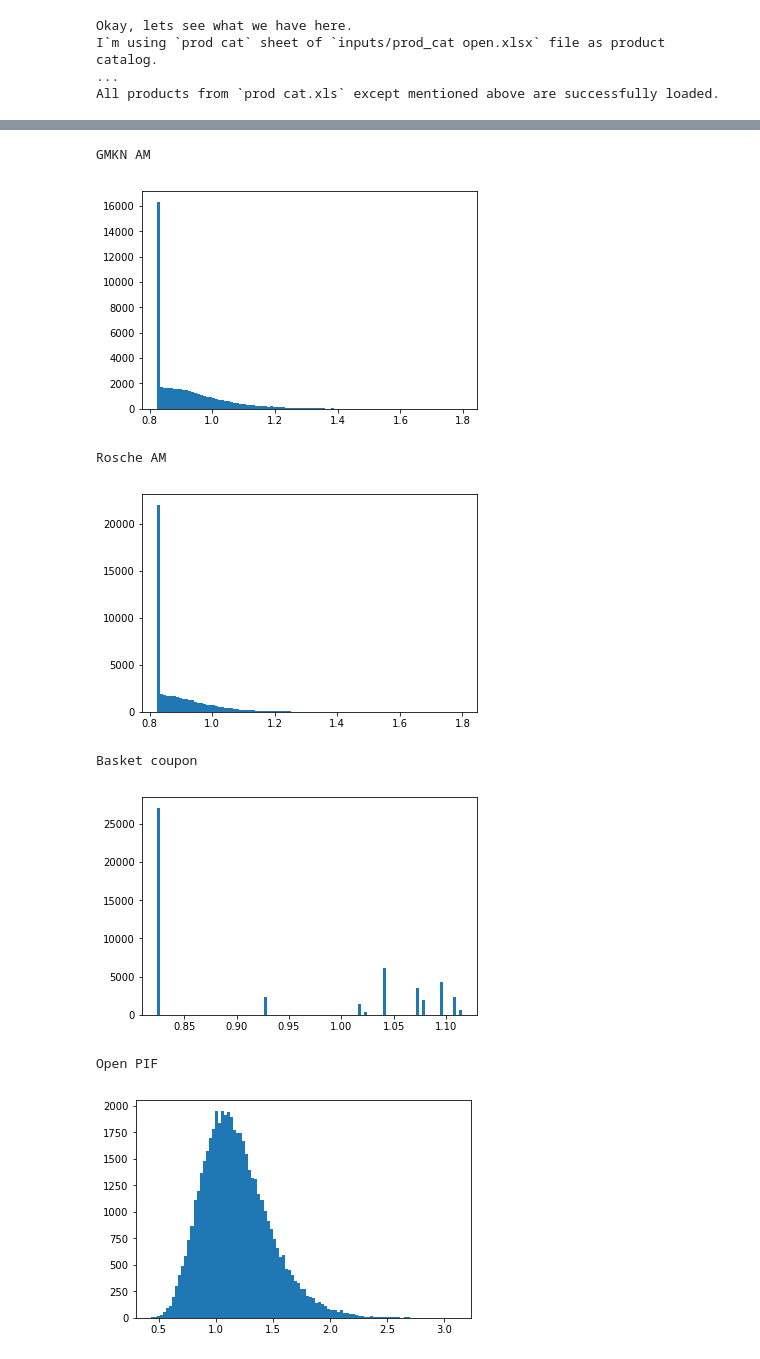
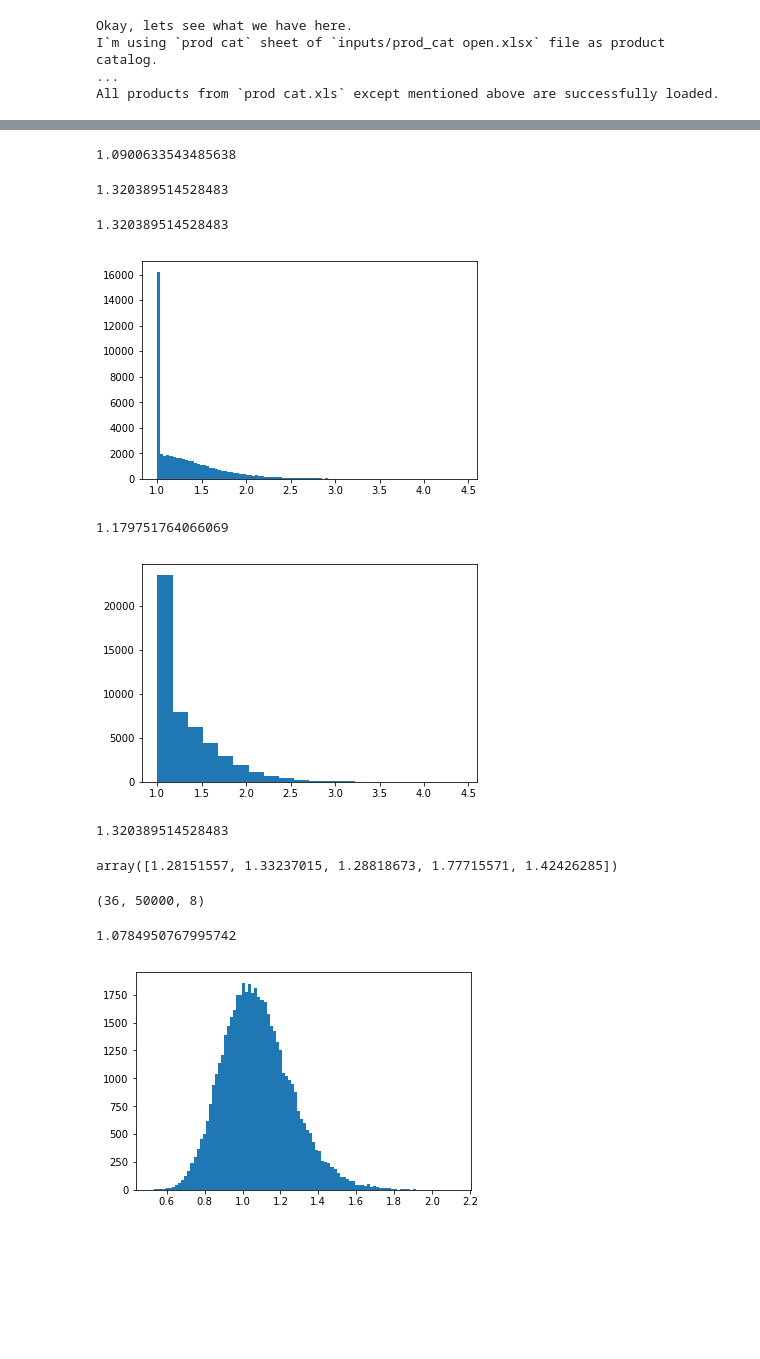
Before and after one commit to kozh/Pricer, a Jupyter notebook: pfp_prods_run.ipynb, the cells around one changed output, grey strips where cells are left out. Drawn from its saved outputs; the diff is of its cells as text; code cells hidden in the pictures; blank space fills up the shorter version.

```diff
--- a/pfp_prods_run.ipynb
+++ b/pfp_prods_run.ipynb
@@ -71,6 +82,8 @@ simulation_years = max_term
 returns = ba_scenarios(all_BAs,
                        simulation_years,
                        n_scenarios,
-                       print_statistics = True)
+                       print_statistics = True,
+                       points_in_year = 12)
+print('Scenarios ready!')
 # %% [output]
 Returns:
@@ -164,0 +214,4 @@ plt.show()
+# %%
+solars_payoffs.mean()
+# %% [output]
+1.0900633543485638
@@ -164,0 +220,4 @@ plt.show()
+# %%
+solars_returns.mean()
+# %% [output]
+1.320389514528483
@@ -164,0 +226,23 @@ plt.show()
+# %%
+solars_returns.mean()
+# %% [output]
+1.320389514528483
+# %%
+plt.hist(solars_returns, bins = 100)
+plt.show()
+# %% [output]
+[figure, added]
+# %%
+solars_returns.mean()
+# %% [output]
+1.179751764066069
+# %%
+solars_returns[solars_returns < 1 ] = 1
+plt.hist(solars_returns, bins = 20)
+plt.show()
+# %% [output]
+[figure, added]
+# %%
+solars_returns.mean()
+# %% [output]
+1.320389514528483
@@ -165,14 +253,20 @@ plt.show()
+# %%
+solars_positive
+# %% [output]
+array([1.28151557, 1.33237015, 1.28818673, 1.77715571, 1.42426285])
+# %%
+returns.shape
+# %% [output]
+(36, 50000, 8)
+# %%
+solar_returns = returns[-1,:,2]
+# %%
+solar_returns.mean()
+# %% [output]
+1.0784950767995742
 # %%
-for j in range(payoffs.shape[1]):
-    print(prod_list[j].name)
-    plt.hist(payoffs[:,j], bins = 100)
-    plt.show()
+#solars_returns[solars_returns < 1 ] = 1
+plt.hist(solar_returns, bins = 100)
+plt.show()
 # %% [output]
-GMKN AM
-[figure, old version]
+[figure, new version]
-Rosche AM
-[figure, removed]
-Basket coupon
-[figure, removed]
-Open PIF
-[figure, removed]
```
Also changed, not shown: parts of 21 cells of this notebook, 11 other files.
